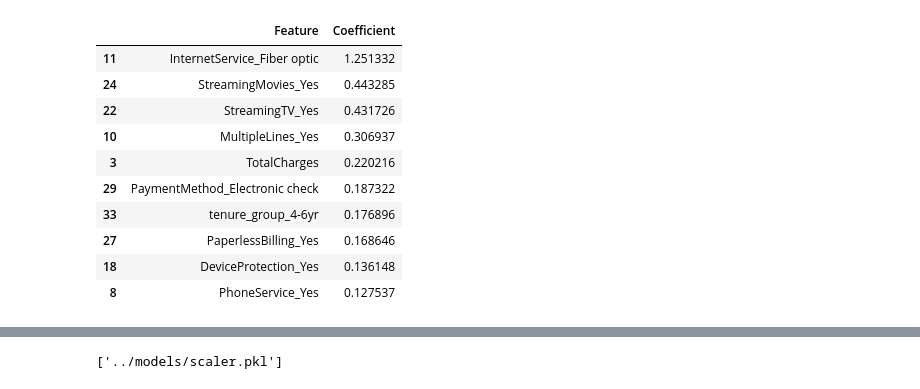
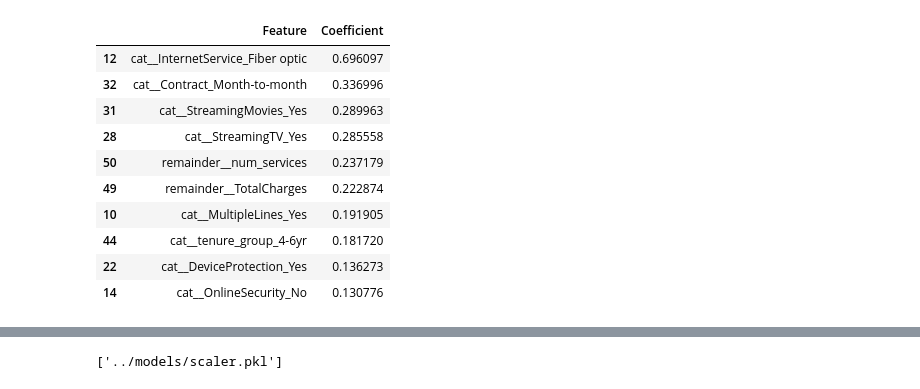
Before and after one commit to Arya-Dhawan/Customer-Churn-Prediction, a Jupyter notebook: notebooks/03_logistic_regression.ipynb, the cells around one changed output, grey strips where cells are left out. Saved outputs shown, nothing was run; the diff lists cells and outputs as text; code cells hidden in the pictures.

```diff
--- a/notebooks/03_logistic_regression.ipynb
+++ b/notebooks/03_logistic_regression.ipynb
@@ -43,3 +43,25 @@ X.head()
 # %%
 X_train, X_test, y_train, y_test = train_test_split(
     X,y,test_size=0.2,stratify=y,random_state=42)
+# %%
+import joblib
+preprocessor = joblib.load("../models/preprocessor.pkl")
+
+X_train_processed = preprocessor.transform(X_train)
+X_test_processed = preprocessor.transform(X_test)
+# %%
+feature_names = preprocessor.get_feature_names_out()
+
+# Convert to DataFrame
+X_train_processed = pd.DataFrame(
+    X_train_processed,
+    columns=feature_names,
+    index=X_train.index
+)
+
+X_test_processed = pd.DataFrame(
+    X_test_processed,
+    columns=feature_names,
+    index=X_test.index
+)
+X_train_processed.head()
@@ -46,4 +76,19 @@ X_train, X_test, y_train, y_test = train_test_split(
 # %%
+
 scaler = StandardScaler()
-X_train_scaled = scaler.fit_transform(X_train)
-X_test_scaled = scaler.transform(X_test)
+X_train_scaled = scaler.fit_transform(X_train_processed)
+X_test_scaled = scaler.transform(X_test_processed)
+# %%
+# Convert back to DataFrame
+X_train_scaled = pd.DataFrame(
+    X_train_scaled,
+    columns=feature_names,
+    index=X_train.index
+)
+
+X_test_scaled = pd.DataFrame(
+    X_test_scaled,
+    columns=feature_names,
+    index=X_test.index
+)
+X_train_scaled.head()
@@ -107,19 +160,19 @@ plt.show()
 # %%
 feature_importance = pd.DataFrame({
-    'Feature': X.columns,
+    'Feature': X_train_scaled.columns,
     'Coefficient': best_log_reg.coef_[0]
 }).sort_values(by='Coefficient', ascending=False)
 
 feature_importance.head(10)
 # %% [output]
 |  | Feature | Coefficient |
-| 11 | InternetService_Fiber optic | 1.251332 |
-| 24 | StreamingMovies_Yes | 0.443285 |
-| 22 | StreamingTV_Yes | 0.431726 |
-| 10 | MultipleLines_Yes | 0.306937 |
-| 3 | TotalCharges | 0.220216 |
-| 29 | PaymentMethod_Electronic check | 0.187322 |
-| 33 | tenure_group_4-6yr | 0.176896 |
-| 27 | PaperlessBilling_Yes | 0.168646 |
-| 18 | DeviceProtection_Yes | 0.136148 |
-| 8 | PhoneService_Yes | 0.127537 |
+| 12 | cat__InternetService_Fiber optic | 0.696097 |
+| 32 | cat__Contract_Month-to-month | 0.336996 |
+| 31 | cat__StreamingMovies_Yes | 0.289963 |
+| 28 | cat__StreamingTV_Yes | 0.285558 |
+| 50 | remainder__num_services | 0.237179 |
+| 49 | remainder__TotalCharges | 0.222874 |
+| 10 | cat__MultipleLines_Yes | 0.191905 |
+| 44 | cat__tenure_group_4-6yr | 0.181720 |
+| 22 | cat__DeviceProtection_Yes | 0.136273 |
+| 14 | cat__OnlineSecurity_No | 0.130776 |
```
Also changed, not shown: parts of 8 cells of this notebook, 18 other files.
